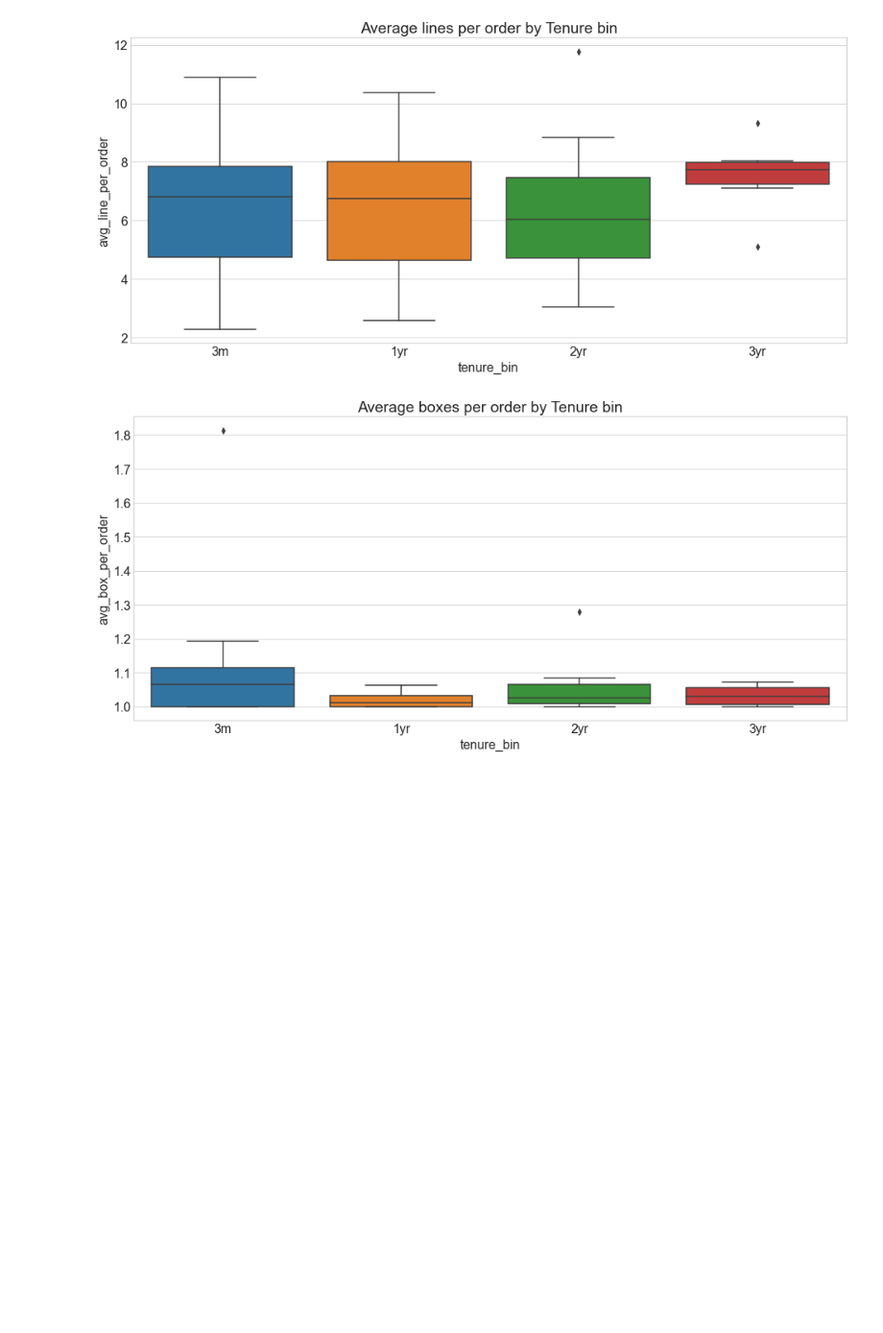
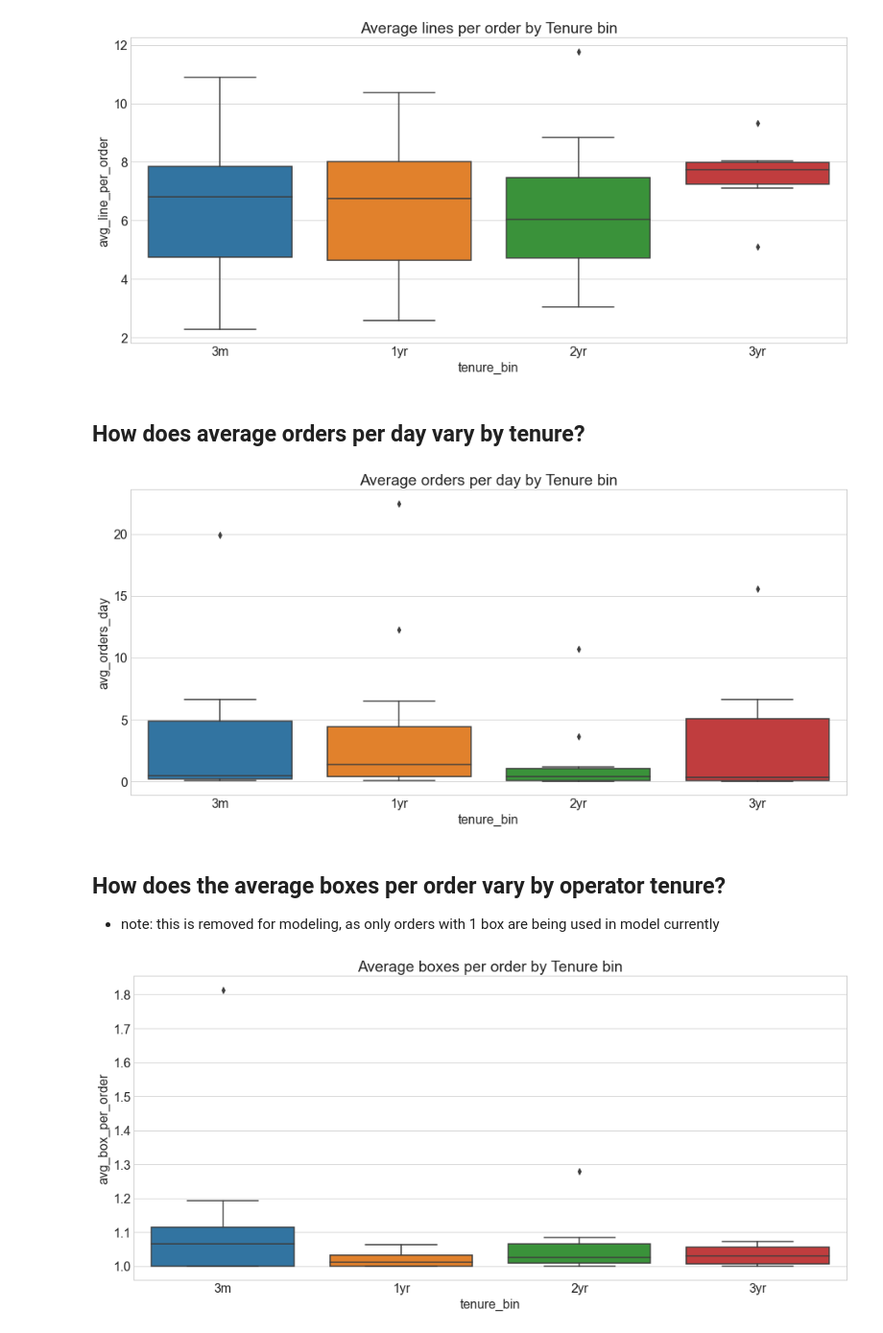
Before and after one commit to RyvynYoung/Supply_Chain, a Jupyter notebook: mvp.ipynb, the cells around one changed output. Shown at 96% size. Drawn from its saved outputs; the diff is of its cells as text; code cells hidden in the pictures; blank space fills up the shorter version.

Commit message:
added operator visualizations

```diff
--- a/mvp.ipynb
+++ b/mvp.ipynb
@@ -1199,6 +944,19 @@ plt.title('Average lines per order by Tenure bin')
 plt.show()
 # %% [output]
 [figure]
+# %% [markdown]
+## How does average orders per day vary by tenure?
+# %%
+plt.figure(figsize=(16,7))
+sns.boxplot(data=operdf2, y='avg_orders_day', x='tenure_bin')
+plt.title('Average orders per day by Tenure bin')
+plt.show()
+# %% [output]
+[figure, added]
+# %% [markdown]
+## How does the average boxes per order vary by operator tenure?
+
+- note: this is removed for modeling, as only orders with 1 box are being used in model currently
 # %%
 plt.figure(figsize=(16,7))
 sns.boxplot(data=operdf2, y='avg_box_per_order', x='tenure_bin')
```
Also changed, not shown: parts of 62 cells of this notebook.
